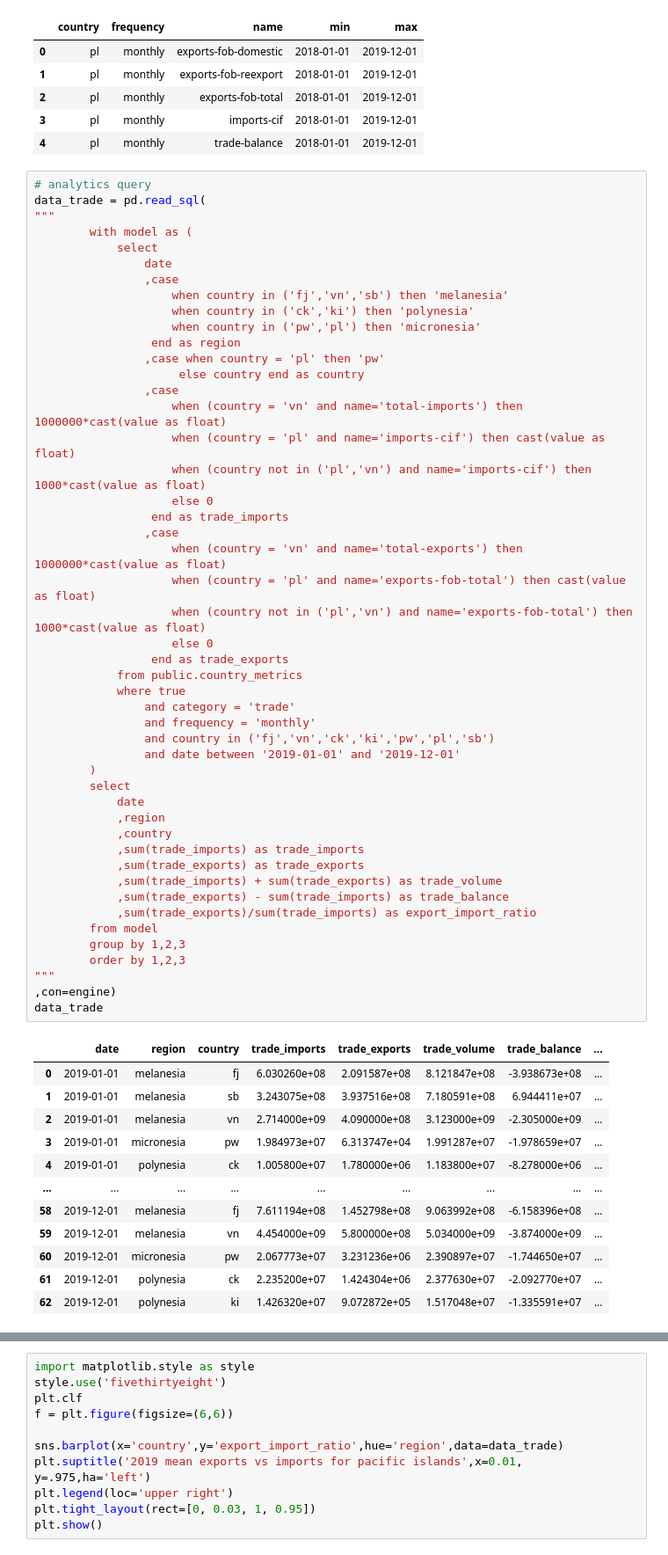
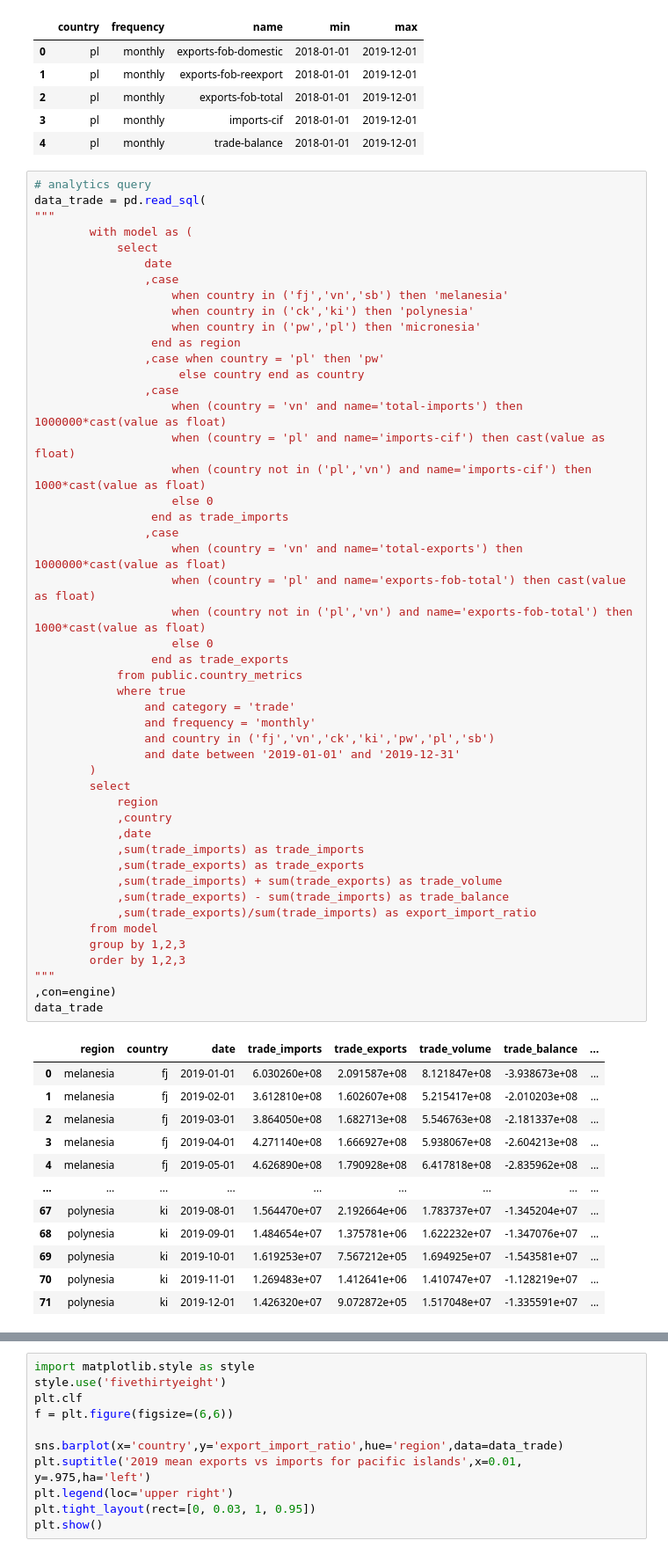
Before and after one commit to GeoffPidcock/ais-pacifimpact, a Jupyter notebook: notebooks/04--geoffpidcock--adhoc-analysis.ipynb, the cells around one changed output, grey strips where cells are left out. Shown at 88% size. Cells and saved outputs as stored; diff of their text form.

```diff
--- a/notebooks/04--geoffpidcock--adhoc-analysis.ipynb
+++ b/notebooks/04--geoffpidcock--adhoc-analysis.ipynb
@@ -96,45 +96,45 @@ data_trade = pd.read_sql(
                     when (country = 'pl' and name='imports-cif') then cast(value as float)
                     when (country not in ('pl','vn') and name='imports-cif') then 1000*cast(value as float)
                     else 0
                  end as trade_imports
                 ,case
                     when (country = 'vn' and name='total-exports') then 1000000*cast(value as float)
                     when (country = 'pl' and name='exports-fob-total') then cast(value as float)
                     when (country not in ('pl','vn') and name='exports-fob-total') then 1000*cast(value as float)
                     else 0
                  end as trade_exports
             from public.country_metrics
             where true
                 and category = 'trade'
                 and frequency = 'monthly'
                 and country in ('fj','vn','ck','ki','pw','pl','sb')
-                and date between '2019-01-01' and '2019-12-01'
+                and date between '2019-01-01' and '2019-12-31'
         )
         select
-            date
-            ,region
+            region
             ,country
+            ,date
             ,sum(trade_imports) as trade_imports
             ,sum(trade_exports) as trade_exports
             ,sum(trade_imports) + sum(trade_exports) as trade_volume
             ,sum(trade_exports) - sum(trade_imports) as trade_balance
             ,sum(trade_exports)/sum(trade_imports) as export_import_ratio
         from model
         group by 1,2,3
         order by 1,2,3
 """
 ,con=engine)
 data_trade
 # %% [output]
-|  | date | region | country | trade_imports | trade_exports | trade_volume | trade_balance | ... |
-| 0 | 2019-01-01 | melanesia | fj | 6.030260e+08 | 2.091587e+08 | 8.121847e+08 | -3.938673e+08 | ... |
-| 1 | 2019-01-01 | melanesia | sb | 3.243075e+08 | 3.937516e+08 | 7.180591e+08 | 6.944411e+07 | ... |
-| 2 | 2019-01-01 | melanesia | vn | 2.714000e+09 | 4.090000e+08 | 3.123000e+09 | -2.305000e+09 | ... |
-| 3 | 2019-01-01 | micronesia | pw | 1.984973e+07 | 6.313747e+04 | 1.991287e+07 | -1.978659e+07 | ... |
-| 4 | 2019-01-01 | polynesia | ck | 1.005800e+07 | 1.780000e+06 | 1.183800e+07 | -8.278000e+06 | ... |
+|  | region | country | date | trade_imports | trade_exports | trade_volume | trade_balance | ... |
+| 0 | melanesia | fj | 2019-01-01 | 6.030260e+08 | 2.091587e+08 | 8.121847e+08 | -3.938673e+08 | ... |
+| 1 | melanesia | fj | 2019-02-01 | 3.612810e+08 | 1.602607e+08 | 5.215417e+08 | -2.010203e+08 | ... |
+| 2 | melanesia | fj | 2019-03-01 | 3.864050e+08 | 1.682713e+08 | 5.546763e+08 | -2.181337e+08 | ... |
+| 3 | melanesia | fj | 2019-04-01 | 4.271140e+08 | 1.666927e+08 | 5.938067e+08 | -2.604213e+08 | ... |
+| 4 | melanesia | fj | 2019-05-01 | 4.626890e+08 | 1.790928e+08 | 6.417818e+08 | -2.835962e+08 | ... |
 | ... | ... | ... | ... | ... | ... | ... | ... | ... |
-| 58 | 2019-12-01 | melanesia | fj | 7.611194e+08 | 1.452798e+08 | 9.063992e+08 | -6.158396e+08 | ... |
-| 59 | 2019-12-01 | melanesia | vn | 4.454000e+09 | 5.800000e+08 | 5.034000e+09 | -3.874000e+09 | ... |
-| 60 | 2019-12-01 | micronesia | pw | 2.067773e+07 | 3.231236e+06 | 2.390897e+07 | -1.744650e+07 | ... |
-| 61 | 2019-12-01 | polynesia | ck | 2.235200e+07 | 1.424304e+06 | 2.377630e+07 | -2.092770e+07 | ... |
-| 62 | 2019-12-01 | polynesia | ki | 1.426320e+07 | 9.072872e+05 | 1.517048e+07 | -1.335591e+07 | ... |
+| 67 | polynesia | ki | 2019-08-01 | 1.564470e+07 | 2.192664e+06 | 1.783737e+07 | -1.345204e+07 | ... |
+| 68 | polynesia | ki | 2019-09-01 | 1.484654e+07 | 1.375781e+06 | 1.622232e+07 | -1.347076e+07 | ... |
+| 69 | polynesia | ki | 2019-10-01 | 1.619253e+07 | 7.567212e+05 | 1.694925e+07 | -1.543581e+07 | ... |
+| 70 | polynesia | ki | 2019-11-01 | 1.269483e+07 | 1.412641e+06 | 1.410747e+07 | -1.128219e+07 | ... |
+| 71 | polynesia | ki | 2019-12-01 | 1.426320e+07 | 9.072872e+05 | 1.517048e+07 | -1.335591e+07 | ... |
```
Also changed, not shown: parts of 14 cells of this notebook, 1 other file.
